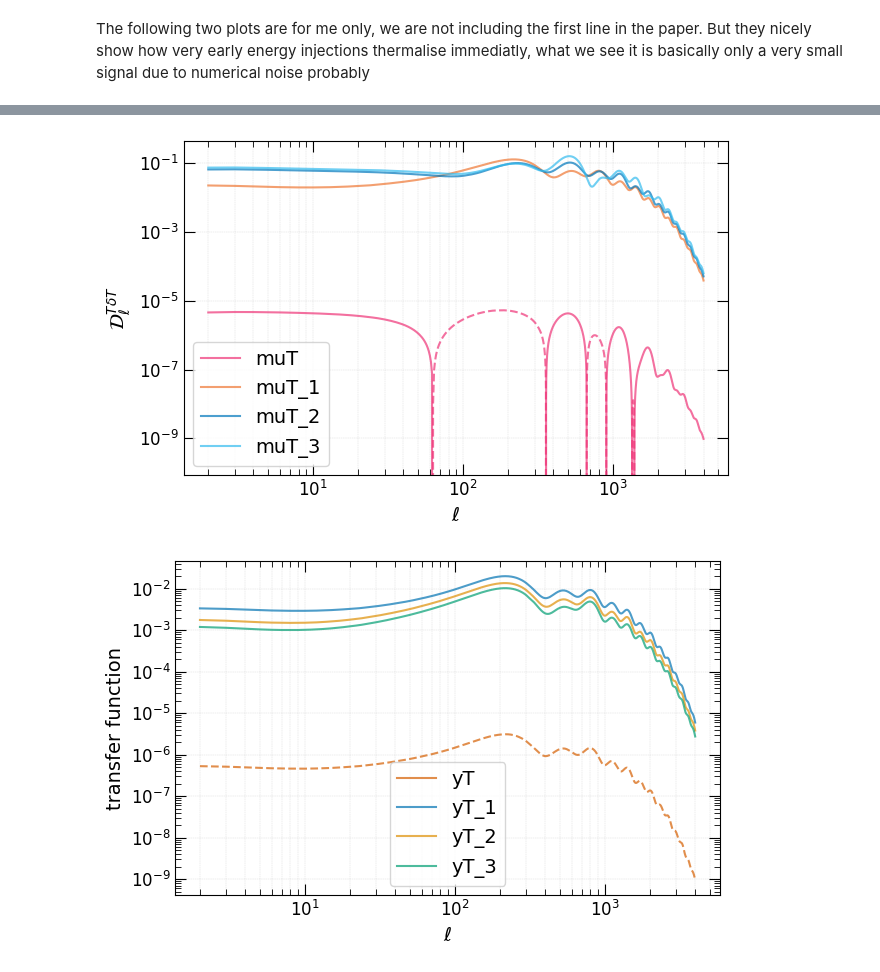
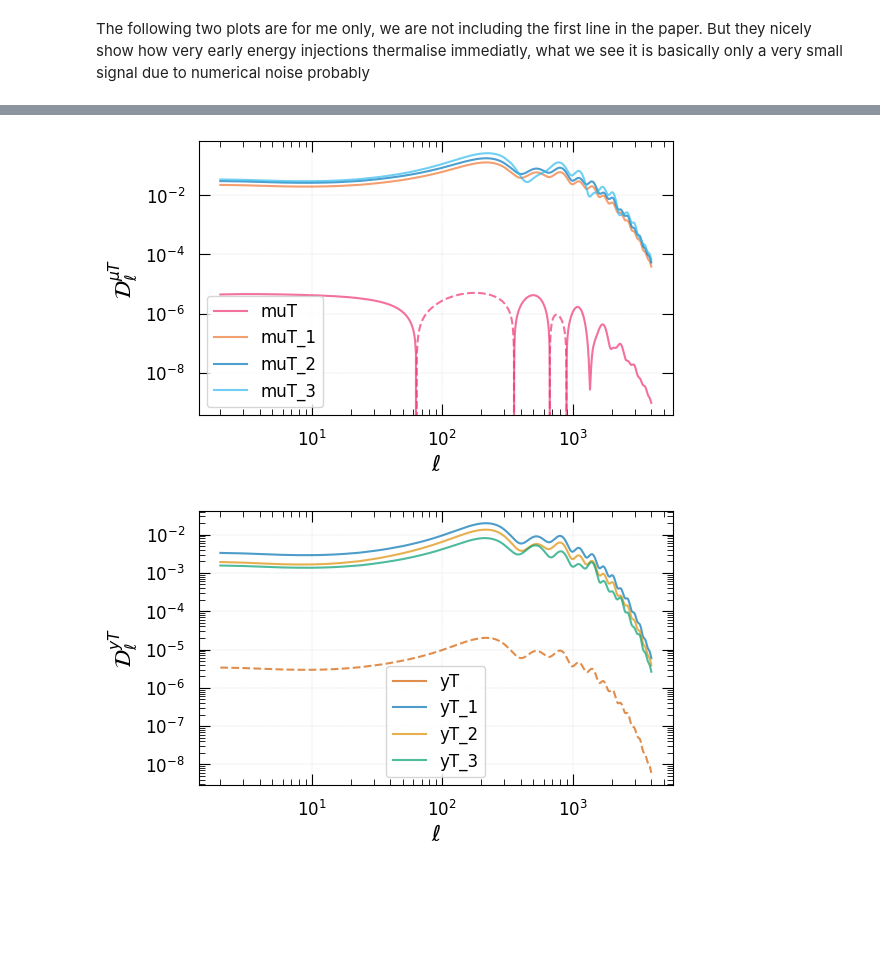
Before and after one commit to Sareva00/Photon_conversion, a Jupyter notebook: power_spectra.ipynb, the cells around one changed output, grey strips where cells are left out. Cells and saved outputs as stored; diff of their text form; code cells hidden in the pictures; blank space fills up the shorter version.

Commit message:
using new style for PS papers plots

```diff
--- a/power_spectra.ipynb
+++ b/power_spectra.ipynb
@@ -14,22 +21,23 @@ theta_bar = 1.7*1e-6
 # %%
-def extract_PS(folder_path):
-    """Extract scattering basis transfer function data from files in a folder """
+def extract_PS(folder_path, ellmax, ymax, zcon):
+    """Extract power spectra from the output of the FH code. """
     folder = Path(folder_path) / "FH" / "yn_T_aniso_system"
-
-    file_path = next(folder.glob("power_spectra_ymax15_lmax15_adiabatic.dat"))
+    #file_path = next(folder.glob(f"power_spectra_ymax{ymax}_lmax{ellmax}_adiabatic_nmax_{zcon}.dat"))
+    file_path = next(folder.glob(f"power_spectra_ymax{ymax}_lmax{ellmax}_adiabatic_zcon_{zcon}.dat"))
+    #file_path = next(folder.glob(f"power_spectra_ymax{ymax}_lmax{ellmax}.dat"))
 
     ell = []
     TT = []
     muT = []
     yT = []
-    T_T_corr = []
+    deltaTT = []
     EE = []
 
     ell = np.loadtxt(file_path, comments='#')[:, 0]
     TT = np.loadtxt(file_path, comments='#')[:, 1]
+    deltaTT = np.loadtxt(file_path, comments='#')[:, 3]
     muT = np.loadtxt(file_path, comments='#')[:, 4]
     yT = np.loadtxt(file_path, comments='#')[:, 5]
-    T_T_corr = np.loadtxt(file_path, comments='#')[:, 3]
     EE = np.loadtxt(file_path, comments='#')[:, 6]
 
-    return np.array(ell), np.array(TT), np.array(EE), np.array(yT), np.array(muT), np.array(T_T_corr)
+    return np.array(ell), np.array(TT), np.array(EE), np.array(yT), np.array(muT), np.array(deltaTT)
@@ -36,5 +67,17 @@ def extract_PS(folder_path):
 # %%
-ell, TT, EE, yT, muT, T_T_corr = extract_PS("../Data/Dark-photons/output_dp_PS2/outputs-dp1.0_PS/")
-_ , _ , _ , yT_1, muT_1, T_T_corr_1 = extract_PS("../Data/Dark-photons/output_dp_PS2/outputs-dp1.1_PS/")
-_ , _ , _ , yT_2, muT_2, T_T_corr_2 = extract_PS("../Data/Dark-photons/output_dp_PS2/outputs-dp1.2_PS/")
-_ , _ , _ , yT_3, muT_3, T_T_corr_3 = extract_PS("../Data/Dark-photons/output_dp_PS2/outputs-dp1.3_PS/")
+ell, TT, EE, yT, muT, deltaTT = extract_PS("../Data/Dark-photons/outputs_dp_PS/batch/",15,5,"001")
+_ , _ , _ , yT_1, muT_1, deltaTT_1 = extract_PS("../Data/Dark-photons/outputs_dp_PS/batch/",15,5,"002")
+_ , _ , _ , yT_2, muT_2, deltaTT_2 = extract_PS("../Data/Dark-photons/outputs_dp_PS/batch/",15,5,"003")
+_ , _ , _ , yT_3, muT_3, deltaTT_3 = extract_PS("../Data/Dark-photons/outputs_dp_PS/batch/",15,5,"004")
+
+
+# ell, TT, EE, yT, muT, deltaTT = extract_PS("../Data/Dark-photons/PS-Jens/","001")
+# _ , _ , _ , yT_1, muT_1, deltaTT_1 = extract_PS("../Data/Dark-photons/PS-Jens/","002")
+# _ , _ , _ , yT_2, muT_2, deltaTT_2 = extract_PS("../Data/Dark-photons/PS-Jens/","003")
+# _ , _ , _ , yT_3, muT_3, deltaTT_3 = extract_PS("../Data/Dark-photons/PS-Jens/","004")
+
+
+ell, TT_approx, EE_approx, yT_approx, muT_approx, deltaTT_approx = extract_PS("../Data/Dark-photons/outputs_dp_PS-approx/batch/",15,5,"001")
+_ , _ , _ , yT_1_approx, muT_1_approx, deltaTT_1_approx = extract_PS("../Data/Dark-photons/outputs_dp_PS-approx/batch/",15,5,"002")
+_ , _ , _ , yT_2_approx, muT_2_approx, deltaTT_2_approx = extract_PS("../Data/Dark-photons/outputs_dp_PS-approx/batch/",15,5,"003")
+_ , _ , _ , yT_3_approx, muT_3_approx, deltaTT_3_approx = extract_PS("../Data/Dark-photons/outputs_dp_PS-approx/batch/",15,5,"004")
@@ -83,26 +138,26 @@ plt.show()
 # %%
 
-fig, ax = plt.subplots(1, 1, figsize=mplt.set_size(mplt.width))
+fig, ax = plt.subplots(1, 1, figsize=set_size(width_jcap))
 
 ax.plot(ell, muT, color=colors2[3], alpha=0.7, linestyle="-", label="muT")
 ax.plot(ell, -muT, color=colors2[3], alpha=0.7, linestyle="--")
 
 ax.plot(ell, muT_1, color=colors2[0], alpha=0.7, linestyle="-", label="muT_1")
 ax.plot(ell, muT_2, color=colors2[1], alpha=0.7, linestyle="-", label="muT_2")
 ax.plot(ell, muT_3, color=colors2[2], alpha=0.7, linestyle="-", label="muT_3")
 
-
-mplt.set_ticks(ax)
-mplt.set_labels(ax, x_label="$\\ell$", x_log=True, y_label="$\\mathcal{D}_{\\ell}^{{T \\delta T}} $", y_log=True, title=None)
-
+ax.set_xlabel("$\\ell$")
+ax.set_ylabel("$\\mathcal{D}_{\\ell}^{{\\mu T}} $")
+ax.set_xscale('log')
+ax.set_yscale('log')
 
 ax.legend()
 plt.show()
 # %% [output]
-[figure, old version]
+[figure, new version]
 # %%
 
-fig, ax = plt.subplots(1, 1, figsize=mplt.set_size(mplt.width))
+fig, ax = plt.subplots(1, 1, figsize=set_size(width_jcap))
 
 ax.plot(ell, yT, color=colors[3], alpha=0.7, linestyle="-", label="yT")
 ax.plot(ell, -yT, color=colors[3], alpha=0.7, linestyle="--")
@@ -113,12 +168,13 @@ ax.plot(ell, yT_2, color=colors[1], alpha=0.7, linestyle="-", label="yT_2")
 ax.plot(ell, yT_3, color=colors[2], alpha=0.7, linestyle="-", label="yT_3")
 
 
-mplt.set_ticks(ax)
-mplt.set_labels(ax, x_label="$\\ell$", x_log=True, y_label="transfer function", y_log=True, title=None)
-
+ax.set_xlabel("$\\ell$")
+ax.set_ylabel("$\\mathcal{D}_{\\ell}^{{y T }} $")
+ax.set_xscale('log')
+ax.set_yscale('log')
 
 ax.legend()
 plt.show()
 # %% [output]
-[figure, old version]
+[figure, new version]
 # %%
```
Also changed, not shown: parts of 18 cells of this notebook, 1 other file.
